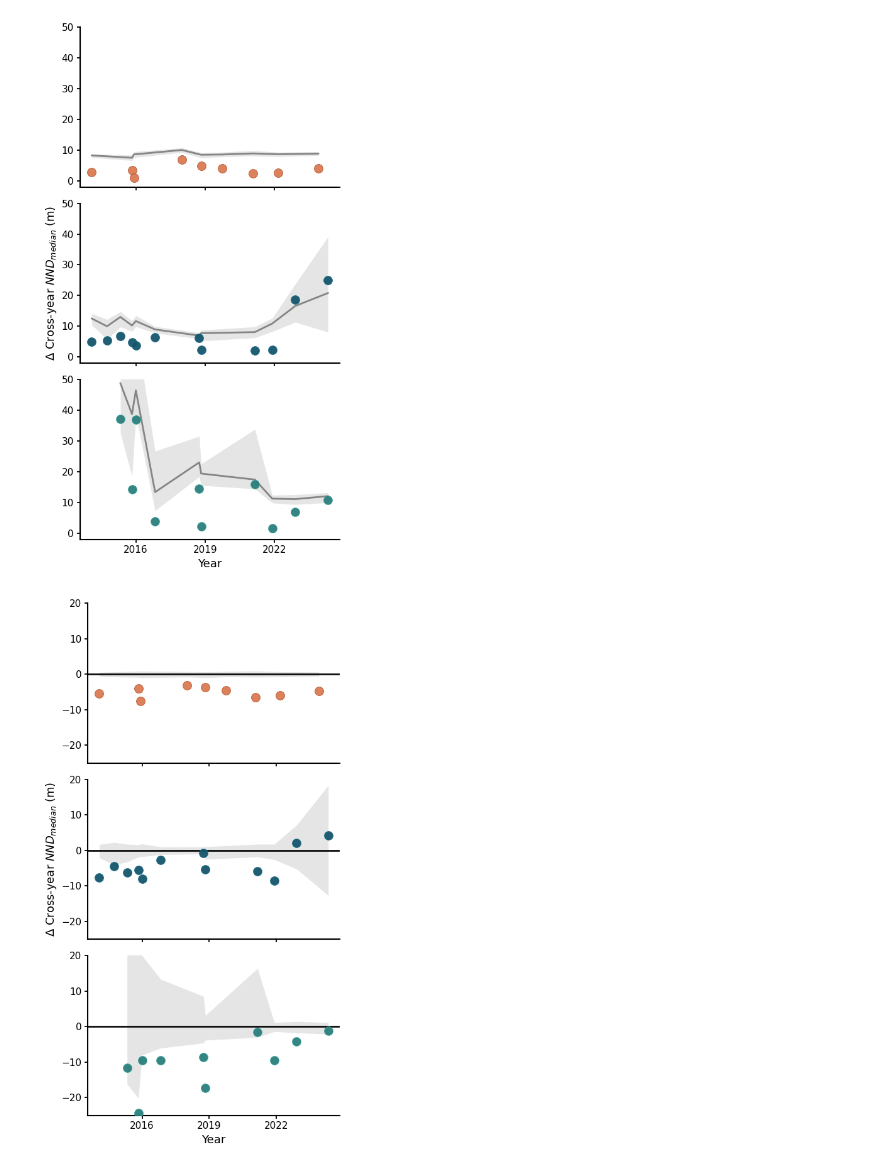
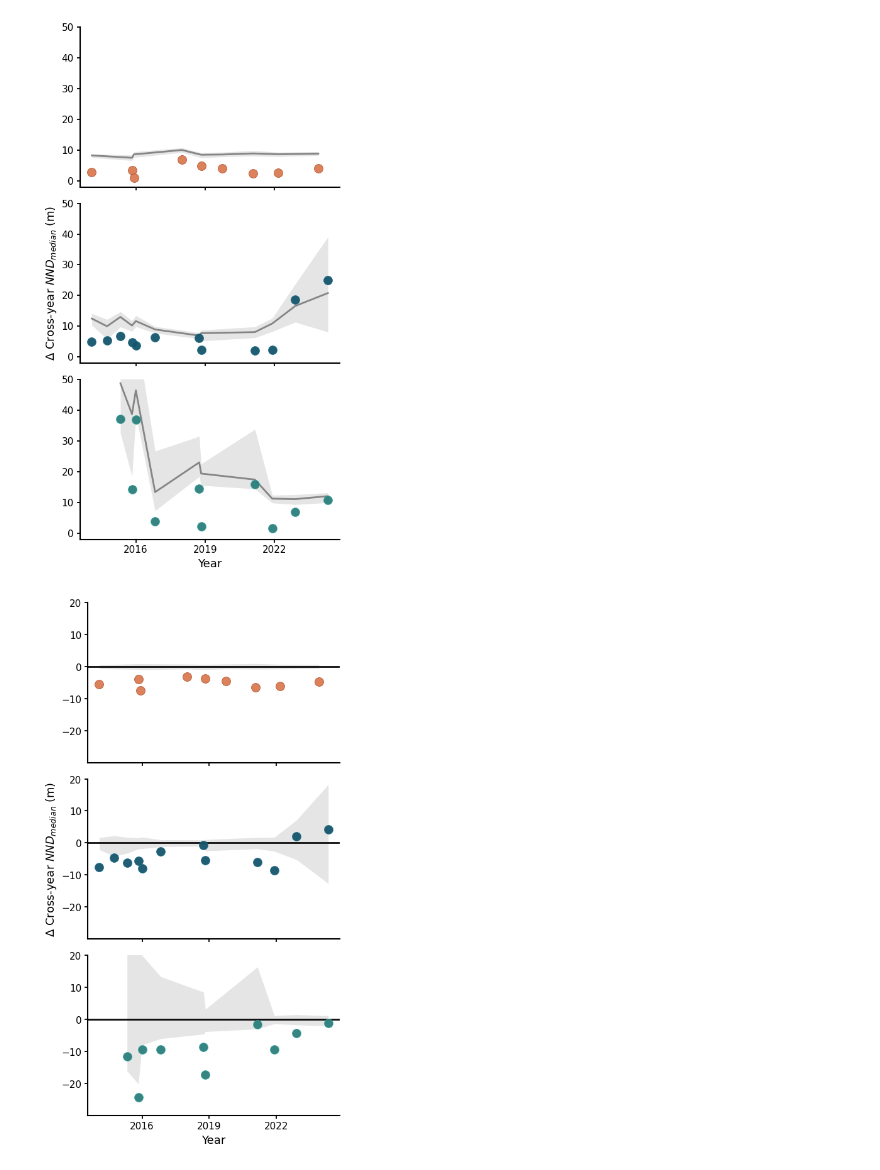
Before and after one commit to ruthviksp/territory_geometry, a Jupyter notebook: plot_crossyear_nnd.ipynb, the cells around one changed output. Saved outputs shown, nothing was run; the diff lists cells and outputs as text; code cells hidden in the pictures.

```diff
--- a/plot_crossyear_nnd.ipynb
+++ b/plot_crossyear_nnd.ipynb
@@ -157,34 +159,33 @@ for ax, lek in zip(axes, lek_labels):
                                                                                                   mid=lambda x: x.quantile(0.5),
                                                                                                   high=lambda x: x.quantile(0.975)).reset_index().sort_values('date_now')
 
     # Express everything relative to the null median
     rand_band['low_dev'] = rand_band['low'] - rand_band['mid']
     rand_band['high_dev'] = rand_band['high'] - rand_band['mid']
 
     data_dev = data_lek.merge(rand_band[['date_now', 'mid']], on='date_now', how='left').assign(obs_dev=lambda df: df['median_crossyear_nnd'] - df['mid'])
 
     # Plot randomisations centred at zero
     ax.fill_between(rand_band['date_now'], rand_band['low_dev'], rand_band['high_dev'], color='#000000', alpha=0.1, linewidth=0, zorder=1)
     ax.axhline(0, color='black', linewidth=2, alpha=0.95, zorder=2)
 
     ## Observed data relative to null median
     ax.scatter(data_dev['date_now'], data_dev['obs_dev'], s=100, color=point_cols[lek], edgecolor=fill_cols[lek], linewidth=0.6, alpha=0.95, zorder=3)
 
-    ax.set_ylim(-25,15)
+    ax.set_ylim(-30,20)
     ax.spines['top'].set_visible(False)
     ax.spines['right'].set_visible(False)
     ax.spines['left'].set_linewidth(1.5)
     ax.spines['bottom'].set_linewidth(1.5)
     ax.xaxis.set_major_locator(mdates.YearLocator(3))
     ax.xaxis.set_major_formatter(mdates.DateFormatter('%Y'))
     ax.set_yticks([-20,-10,0,10,20])
     ax.tick_params(axis='both', labelsize=11, width=1.3)
 
 axes[1].set_ylabel('$\Delta$ Cross-year $NND_{median}$ (m)', fontsize=13)
 axes[-1].set_xlabel('Year', fontsize=13)
 
 plt.tight_layout()
-
-# plt.savefig(out_dir/'plot_external_memory.png', dpi=300, bbox_inches='tight')
+plt.savefig(out_dir/'external_memory_over_time.png', dpi=300, bbox_inches='tight')
 # %% [output]
-[figure, old version]
+[figure, new version]
```
Also changed, not shown: parts of 8 cells of this notebook, 4 other files.
